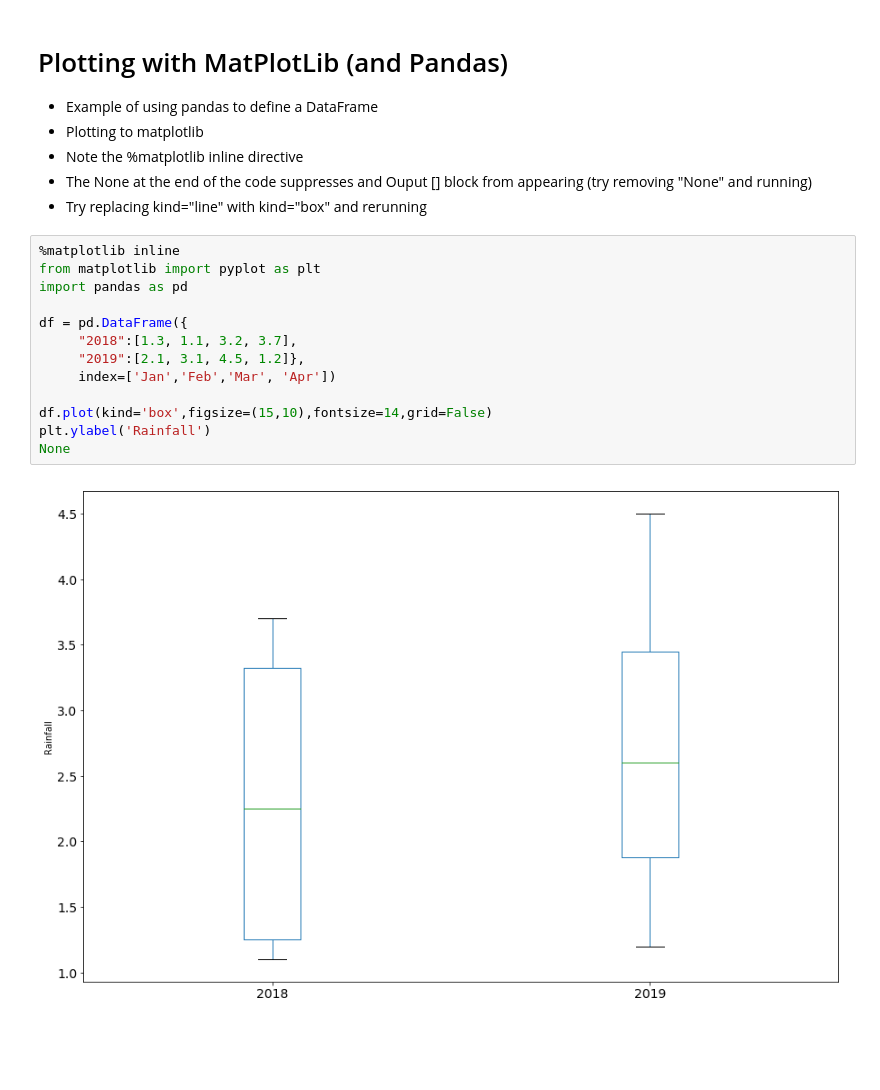
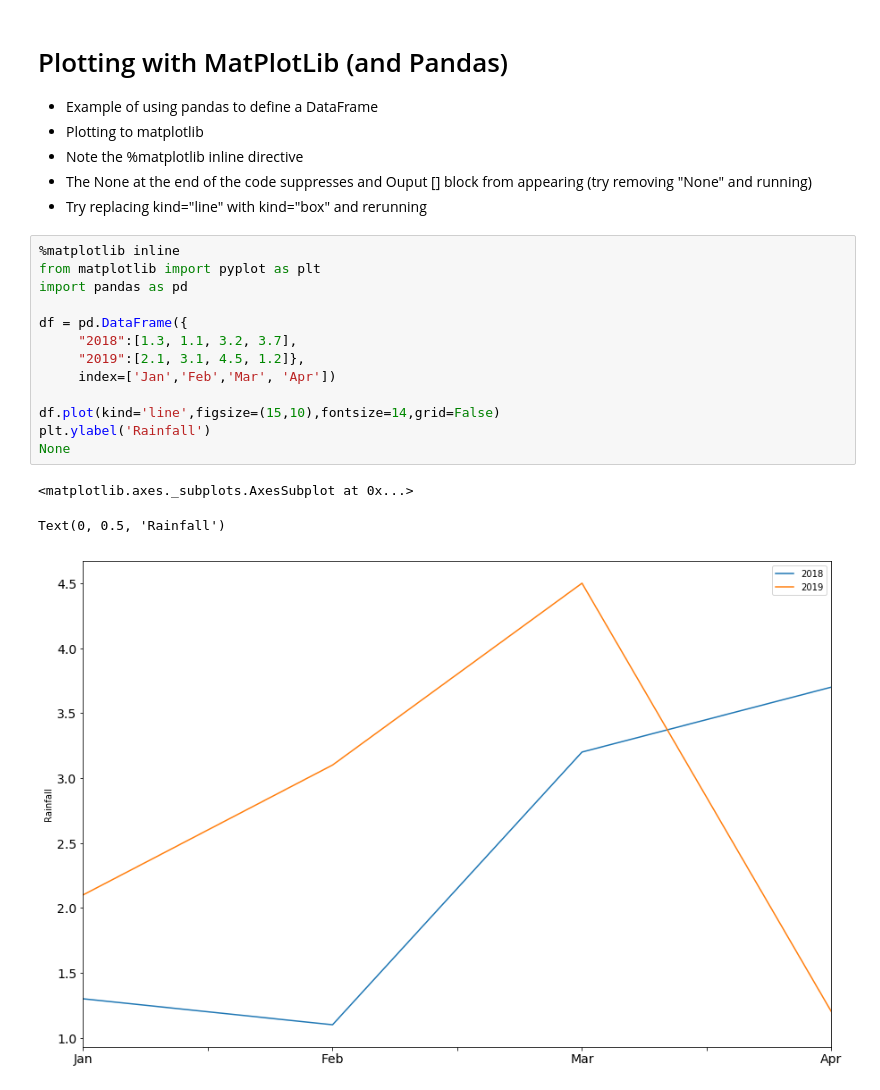
Before and after one commit to simbulus-io/mines2019, a Jupyter notebook: python/docker/notebooks/Basic.ipynb, the cells around one changed output. Cells and saved outputs as stored; diff of their text form; blank space fills up the shorter version.

```diff
--- a/python/docker/notebooks/Basic.ipynb
+++ b/python/docker/notebooks/Basic.ipynb
@@ -15,15 +19,17 @@ abs(np.pi - 10/np.pi)
 # %%
 %matplotlib inline
 from matplotlib import pyplot as plt
 import pandas as pd
 
 df = pd.DataFrame({
      "2018":[1.3, 1.1, 3.2, 3.7],
      "2019":[2.1, 3.1, 4.5, 1.2]},
      index=['Jan','Feb','Mar', 'Apr'])
 
-df.plot(kind='box',figsize=(15,10),fontsize=14,grid=False)
+df.plot(kind='line',figsize=(15,10),fontsize=14,grid=False)
 plt.ylabel('Rainfall')
 None
 # %% [output]
+<matplotlib.axes._subplots.AxesSubplot at 0x...>
+Text(0, 0.5, 'Rainfall')
-[figure, old version]
+[figure, new version]
```
Also changed, not shown: parts of 2 cells of this notebook, 11 other files.
